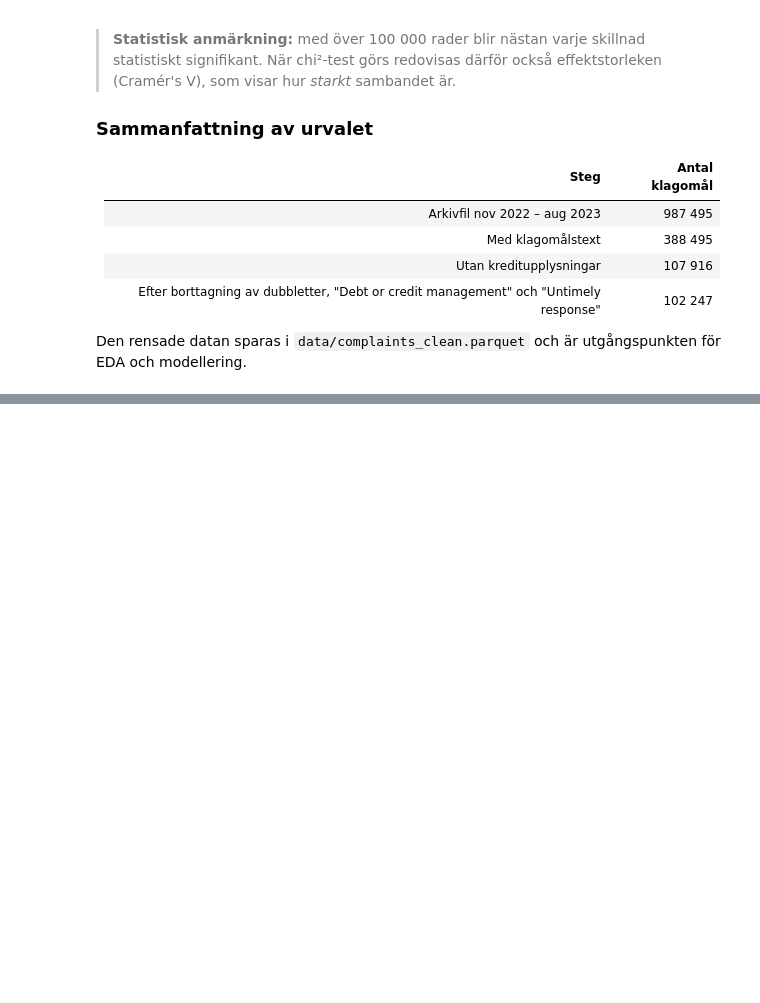
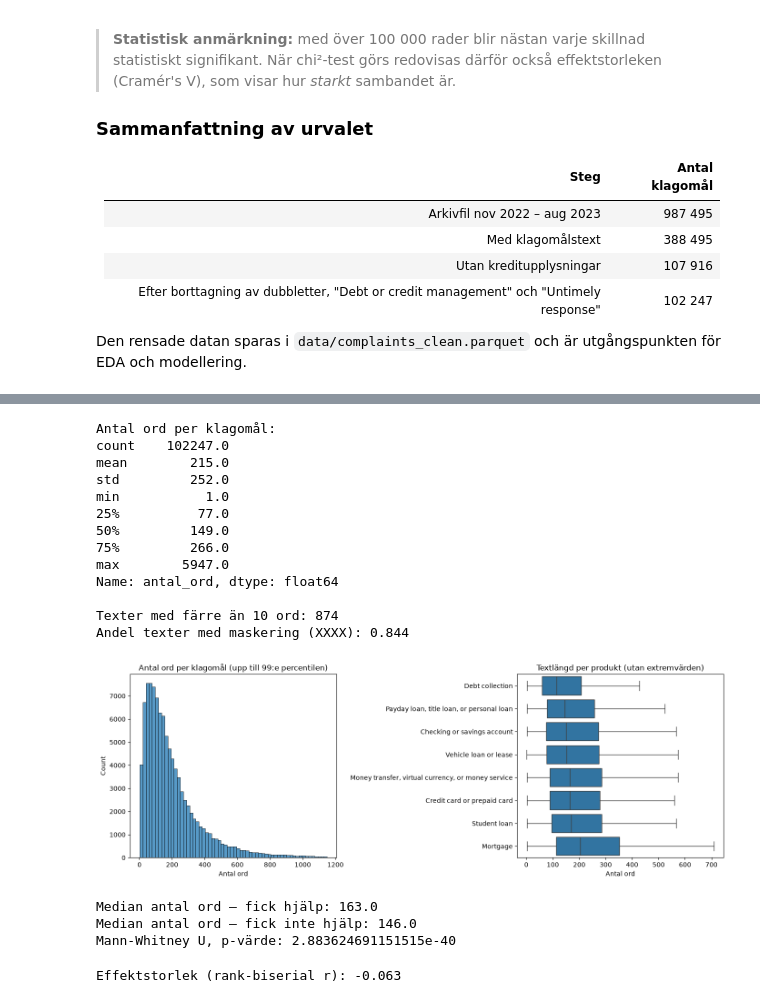
Before and after one commit to fridapaulina/customer-complaint-clustering, a Jupyter notebook: notebooks/01_eda.ipynb, the cells around one changed output, grey strips where cells are left out. Drawn from its saved outputs; the diff is of its cells as text; code cells hidden in the pictures; blank space fills up the shorter version.

```diff
--- a/notebooks/01_eda.ipynb
+++ b/notebooks/01_eda.ipynb
@@ -188,0 +269,66 @@ Den rensade datan sparas i `data/complaints_clean.parquet` och är utgångspunkt
+# %%
+import matplotlib.pyplot as plt
+import seaborn as sns
+from scipy.stats import mannwhitneyu
+
+df = pd.read_parquet("../data/complaints_clean.parquet")
+text = df["Consumer complaint narrative"]
+
+df["antal_ord"] = text.str.split().str.len()
+df["antal_xxxx"] = text.str.count(r"X{2,}")
+
+print("Antal ord per klagomål:")
+print(df["antal_ord"].describe().round(0))
+print("\nTexter med färre än 10 ord:", (df["antal_ord"] < 10).sum())
+print("Andel texter med maskering (XXXX):", (df["antal_xxxx"] > 0).mean().round(3))
+
+# Histogram (klipps vid 99:e percentilen så att extremvärden inte trycker ihop grafen)
+grans = df["antal_ord"].quantile(0.99)
+fig, axes = plt.subplots(1, 2, figsize=(14, 5))
+
+sns.histplot(df.loc[df["antal_ord"] <= grans, "antal_ord"], bins=60, ax=axes[0])
+axes[0].set_title("Antal ord per klagomål (upp till 99:e percentilen)")
+axes[0].set_xlabel("Antal ord")
+
+ordning = df.groupby("Product")["antal_ord"].median().sort_values().index
+sns.boxplot(data=df, y="Product", x="antal_ord", order=ordning,
+            showfliers=False, ax=axes[1])
+axes[1].set_title("Textlängd per produkt (utan extremvärden)")
+axes[1].set_xlabel("Antal ord")
+axes[1].set_ylabel("")
+
+plt.tight_layout()
+plt.show()
+
+# Statistiskt test: skriver de som fick hjälp längre texter?
+hjalp = df.loc[df["fick_hjalp"] == 1, "antal_ord"]
+ingen = df.loc[df["fick_hjalp"] == 0, "antal_ord"]
+stat, p = mannwhitneyu(hjalp, ingen)
+
+print("\nMedian antal ord – fick hjälp:", hjalp.median())
+print("Median antal ord – fick inte hjälp:", ingen.median())
+print("Mann-Whitney U, p-värde:", p)
+# %% [output]
+Antal ord per klagomål:
+count    102247.0
+mean        215.0
+std         252.0
+min           1.0
+25%          77.0
+50%         149.0
+75%         266.0
+max        5947.0
+Name: antal_ord, dtype: float64
+
+Texter med färre än 10 ord: 874
+Andel texter med maskering (XXXX): 0.844
+[figure, added]
+Median antal ord – fick hjälp: 163.0
+Median antal ord – fick inte hjälp: 146.0
+Mann-Whitney U, p-värde: 2.883624691151515e-40
+# %%
+# Effektstorlek: rank-biserial korrelation (-1 till 1, nära 0 = ingen praktisk skillnad)
+r = 1 - (2 * stat) / (len(hjalp) * len(ingen))
+print("Effektstorlek (rank-biserial r):", round(r, 3))
+# %% [output]
+Effektstorlek (rank-biserial r): -0.063
```
Also changed, not shown: parts of 10 cells of this notebook.
